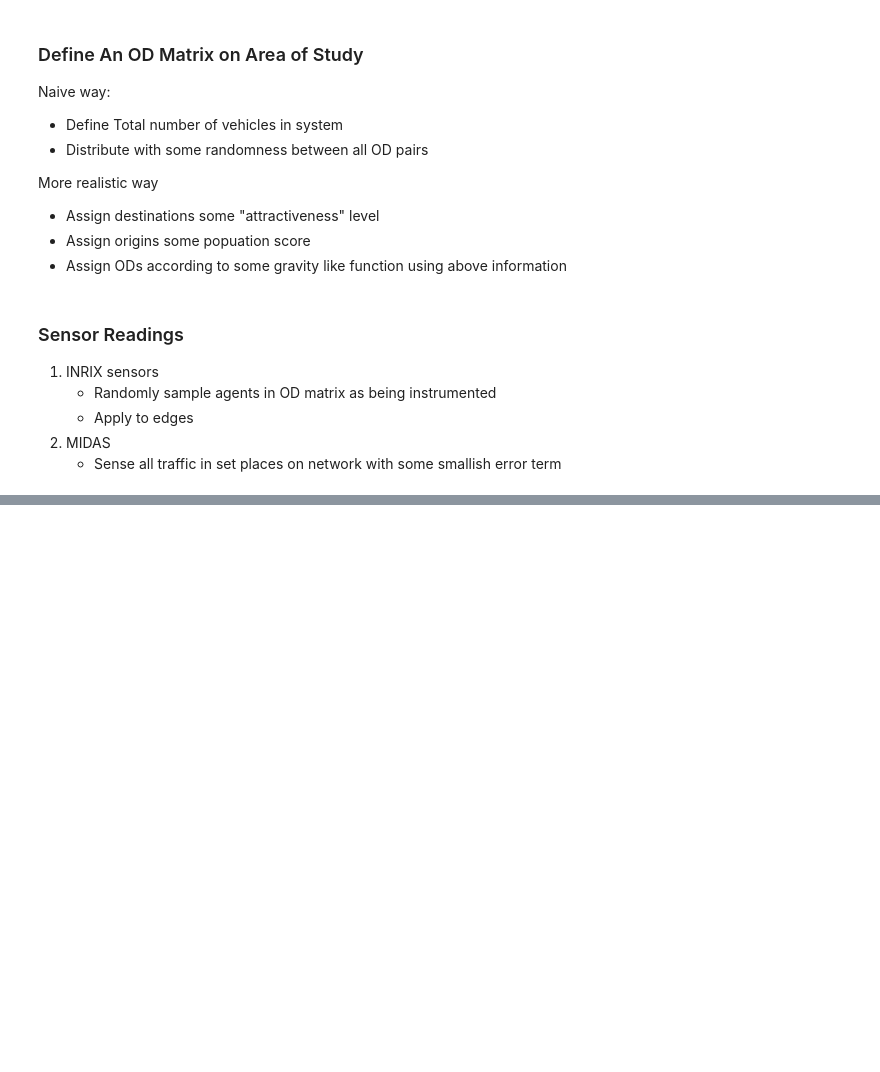
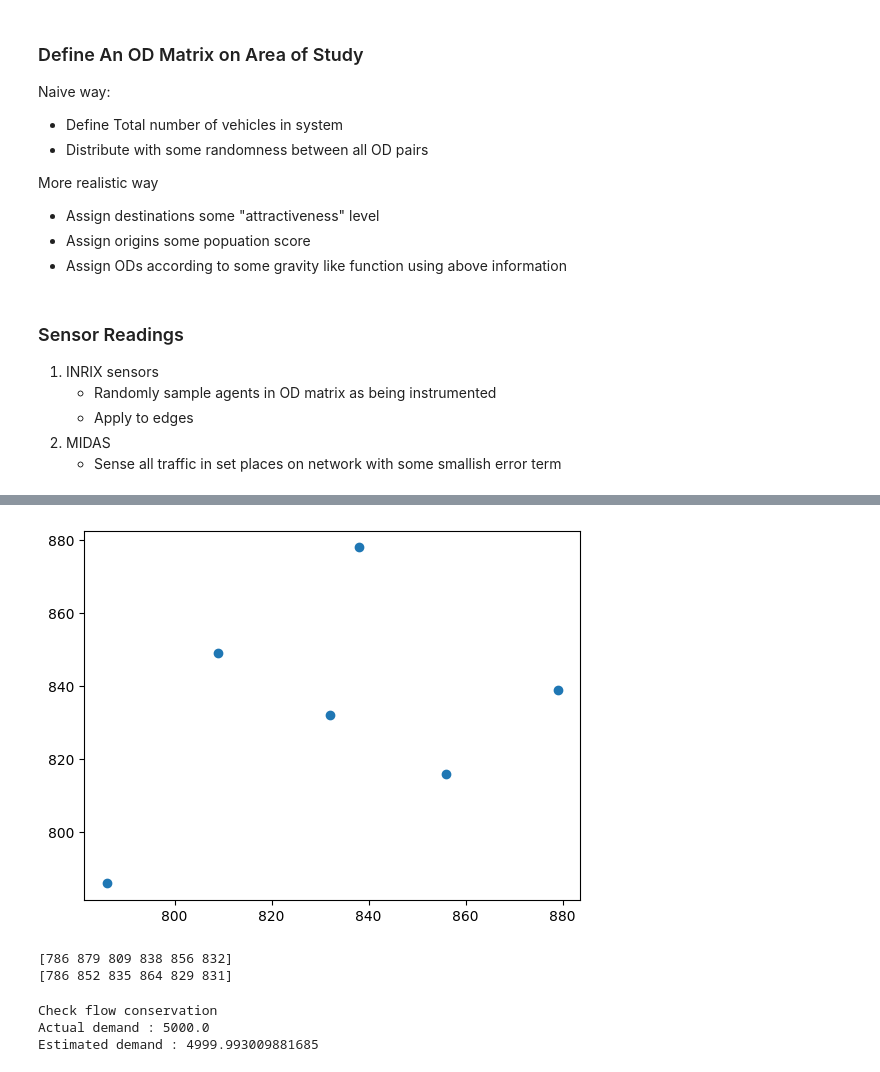
Before and after one commit to cmconlan/OD-Estimation-Toy-Examples, a Jupyter notebook: networks/synthetic-network.ipynb, the cells around one changed output, grey strips where cells are left out. Cells and saved outputs as stored; diff of their text form; code cells hidden in the pictures; blank space fills up the shorter version.

```diff
--- a/networks/synthetic-network.ipynb
+++ b/networks/synthetic-network.ipynb
@@ -206,0 +349,20 @@ midas_flow2 = add_gaussian_noise(actual_flow[5], mean=0, std_dev=250)
+# %%
+plt.scatter(od_vct,od_hat)
+plt.show()
+# %% [output]
+[figure, added]
+# %%
+print(od_vct.astype(int))
+print(od_hat.astype(int))
+# %% [output]
+[786 879 809 838 856 832]
+[786 852 835 864 829 831]
+# %%
+print('Check flow conservation')
+
+print('Actual demand : {}'.format(od_vct.sum()))
+print('Estimated demand : {}'.format(od_hat.sum()))
+# %% [output]
+Check flow conservation
+Actual demand : 5000.0
+Estimated demand : 4999.993009881685
```
Also changed, not shown: parts of 13 cells of this notebook.
